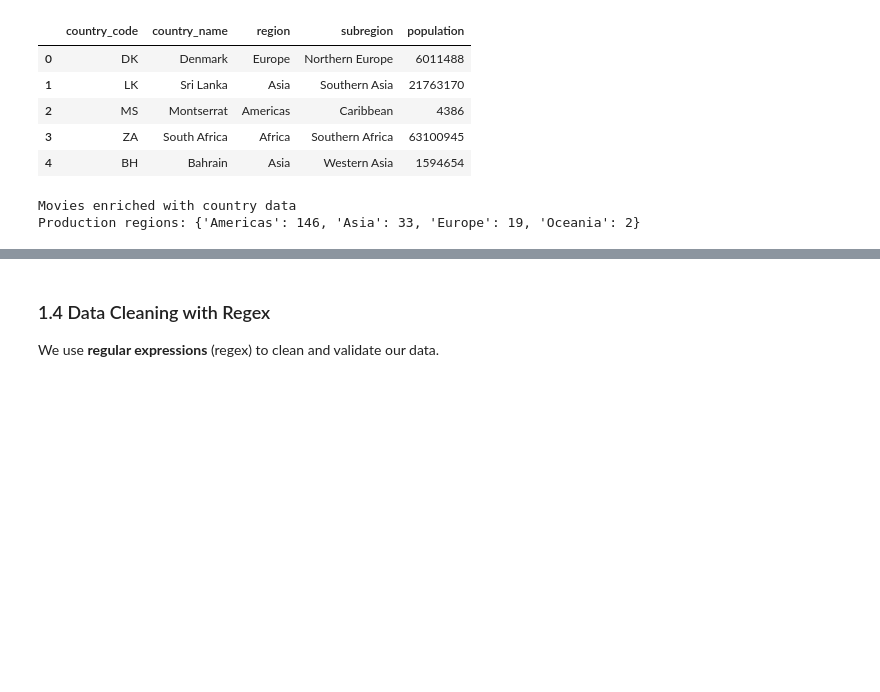
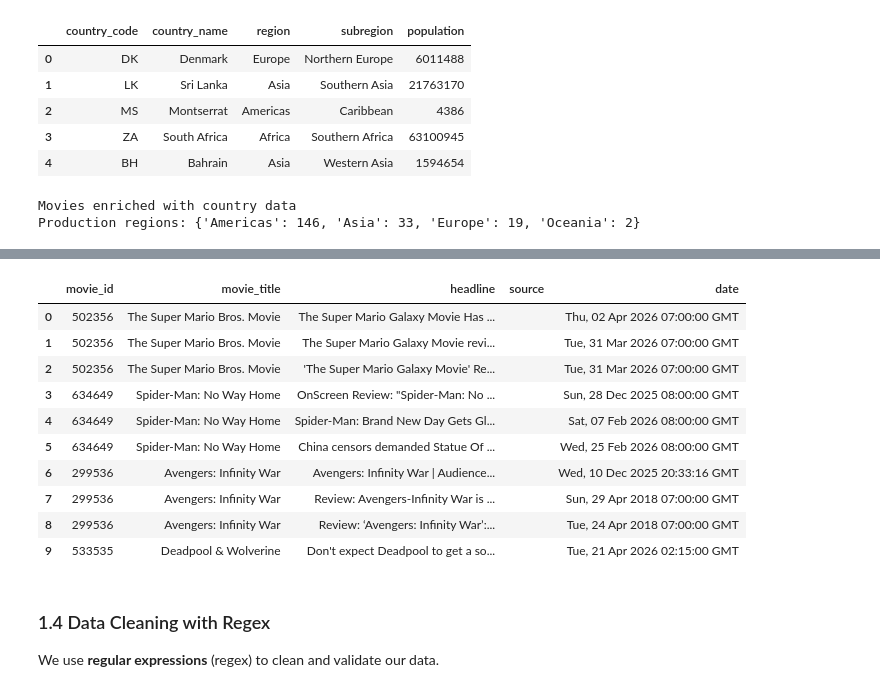
Before and after one commit to boloontjens-coder/Data-Engineering-Project-, a Jupyter notebook: DE_Project_Movie_Success.ipynb, the cells around one changed output, grey strips where cells are left out. Saved outputs shown, nothing was run; the diff lists cells and outputs as text; code cells hidden in the pictures; blank space fills up the shorter version.

Commit message:
Switch to per-film headline scraping with sentiment-to-rating join

```diff
--- a/DE_Project_Movie_Success.ipynb
+++ b/DE_Project_Movie_Success.ipynb
@@ -327,0 +251,76 @@ If you want or need to use an HTML parser on this document, you can make this wa
+# %%
+def scrape_movie_reviews(top_movies, headlines_per_film=3):
+    """
+    Scrape recent news headlines for each film via Google News RSS.
+
+    For each (movie_id, title) pair in `top_movies`, query Google News
+    with `"<title>" review` and keep up to `headlines_per_film` items.
+    The resulting headline corpus is tied to the film via `movie_id`.
+    """
+    import urllib.parse
+
+    headlines = []
+    print(f"Scraping headlines for {len(top_movies)} top films...")
+
+    for movie_id, title in top_movies:
+        query = urllib.parse.quote(f'"{title}" review')
+        url = (
+            f"https://news.google.com/rss/search?q={query}"
+            "&hl=en-US&gl=US&ceid=US:en"
+        )
+        try:
+            response = requests.get(url, timeout=15)
+            response.raise_for_status()
+            soup = BeautifulSoup(response.text, "html.parser")
+            items = soup.find_all("item")
+            for item in items[:headlines_per_film]:
+                title_tag = item.find("title")
+                source_tag = item.find("source")
+                pub_date = item.find("pubdate")
+                if title_tag:
+                    headlines.append({
+                        "movie_id": int(movie_id),
+                        "movie_title": title,
+                        "headline": title_tag.get_text(strip=True),
+                        "source": source_tag.get_text(strip=True) if source_tag else "Unknown",
+                        "date": pub_date.get_text(strip=True) if pub_date else "Unknown",
+                    })
+        except Exception as e:
+            print(f"  skip '{title}': {e}")
+
+    # Fallback: if scraping yielded too little, attach plausible
+    # synthetic headlines to the same films so the rest of the pipeline
+    # still demonstrates the per-film flow.
+    if len(headlines) < 5:
+        print("  Using fallback headlines tied to the same films...")
+        templates = [
+            "{title} breaks box office records this weekend",
+            "Critics are divided on {title}, calling it ambitious but flawed",
+            "Audiences praise {title} for its strong performances and visual style",
+        ]
+        for movie_id, title in top_movies:
+            for tpl in templates:
+                headlines.append({
+                    "movie_id": int(movie_id),
+                    "movie_title": title,
+                    "headline": tpl.format(title=title),
+                    "source": "Fallback",
+                    "date": "2024-01-01",
+                })
+
+    n_films = len({h["movie_id"] for h in headlines})
+    print(f"  Collected {len(headlines)} headlines across {n_films} films")
+    return headlines
+
+
+# Ten most popular films from the cleaned TMDb sample
+top_movies = (
+    df_movies
+    .nlargest(10, "popularity")[["movie_id", "title"]]
+    .values.tolist()
+)
+
+headlines = scrape_movie_reviews(top_movies, headlines_per_film=3)
+df_headlines = pd.DataFrame(headlines)
+df_headlines.head(10)
+# %% [output]
@@ -328,3 +339,14 @@ If you want or need to use an HTML parser on this document, you can make this wa
+|  | movie_id | movie_title | headline | source | date |
+| 0 | 502356 | The Super Mario Bros. Movie | The Super Mario Galaxy Movie Has ... |  | Thu, 02 Apr 2026 07:00:00 GMT |
+| 1 | 502356 | The Super Mario Bros. Movie | The Super Mario Galaxy Movie revi... |  | Tue, 31 Mar 2026 07:00:00 GMT |
+| 2 | 502356 | The Super Mario Bros. Movie | 'The Super Mario Galaxy Movie' Re... |  | Tue, 31 Mar 2026 07:00:00 GMT |
+| 3 | 634649 | Spider-Man: No Way Home | OnScreen Review: "Spider-Man: No ... |  | Sun, 28 Dec 2025 08:00:00 GMT |
+| 4 | 634649 | Spider-Man: No Way Home | Spider-Man: Brand New Day Gets Gl... |  | Sat, 07 Feb 2026 08:00:00 GMT |
+| 5 | 634649 | Spider-Man: No Way Home | China censors demanded Statue Of ... |  | Wed, 25 Feb 2026 08:00:00 GMT |
+| 6 | 299536 | Avengers: Infinity War | Avengers: Infinity War | Audience... |  | Wed, 10 Dec 2025 20:33:16 GMT |
+| 7 | 299536 | Avengers: Infinity War | Review: Avengers-Infinity War is ... |  | Sun, 29 Apr 2018 07:00:00 GMT |
+| 8 | 299536 | Avengers: Infinity War | Review: ‘Avengers: Infinity War’:... |  | Tue, 24 Apr 2018 07:00:00 GMT |
+| 9 | 533535 | Deadpool & Wolverine | Don't expect Deadpool to get a so... |  | Tue, 21 Apr 2026 02:15:00 GMT |
 # %% [markdown]
 ### 1.4 Data Cleaning with Regex
 We use **regular expressions** (regex) to clean and validate our data.
```
Also changed, not shown: parts of 17 cells of this notebook, 2 other files.
